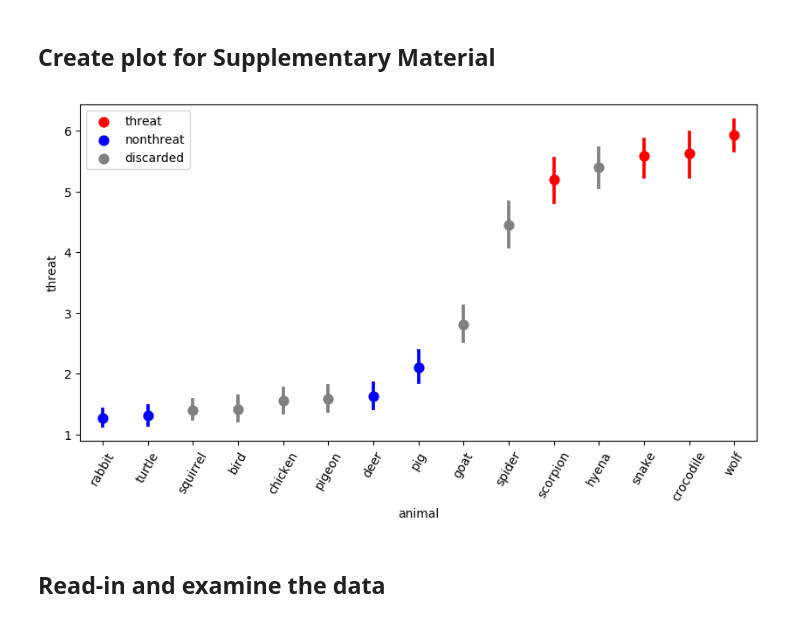
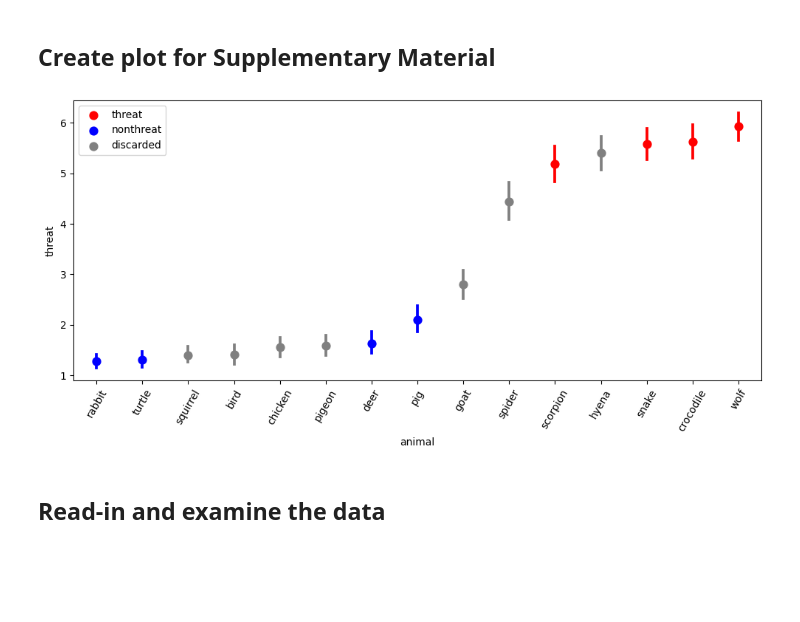
Before and after one commit to eioe/vrcc_analysis, a Jupyter notebook: Code/Analyses/VRTask/Python/00 - Stimulus Pre-Rating - Data Analysis.ipynb, the cells around one changed output. Drawn from its saved outputs; the diff is of its cells as text; code cells hidden in the pictures; blank space fills up the shorter version.

```diff
--- a/Code/Analyses/VRTask/Python/00 - Stimulus Pre-Rating - Data Analysis.ipynb
+++ b/Code/Analyses/VRTask/Python/00 - Stimulus Pre-Rating - Data Analysis.ipynb
@@ -62,35 +62,38 @@ fig, ax = plt.subplots(figsize=(10, 5))
     order=(data_c.groupby('animal')['threat']
                 .mean()
                 .sort_values()
                 .index
            ), palette={'threat': 'red',
                        'nonthreat': 'blue', 'discarded': 'grey'},
     ax=ax)
 
     .set_xticklabels((data_c.groupby('animal')['threat']
                             .mean()
                             .sort_values()
                             .index),
                       rotation=60)
 )
 # reorder legend entries to the sequence threat, nonthreat, discarded
 handles, labels = ax.get_legend_handles_labels()
 # find positions of 'threat', 'nonthreat', 'discarded' in labels
 threat_pos = labels.index('threat')
 nonthreat_pos = labels.index('nonthreat')
 discarded_pos = labels.index('discarded')
 # reorder handles and labels
 ax.legend(handles=[handles[i] for i in [threat_pos, nonthreat_pos, discarded_pos]],
           labels=[labels[i] for i in [threat_pos, nonthreat_pos, discarded_pos]])
 
+# cut white space
+plt.tight_layout()
+
 # save as PDF:
-fpath = r'../../../../Figures/Supplementary/Fig S1.pdf'
+fpath = r'../../../../Figures/Supplementary/Fig. S1.pdf'
 plt.savefig(fpath)
 # save as PNG
 fpath = fpath.replace('.pdf', '.png')
 plt.savefig(fpath)
 # %% [output]
-[figure, old version]
+[figure, new version]
 # %% [markdown]
 ## Read-in and examine the data
 # %%
```
Also changed, not shown: 23 other files.
